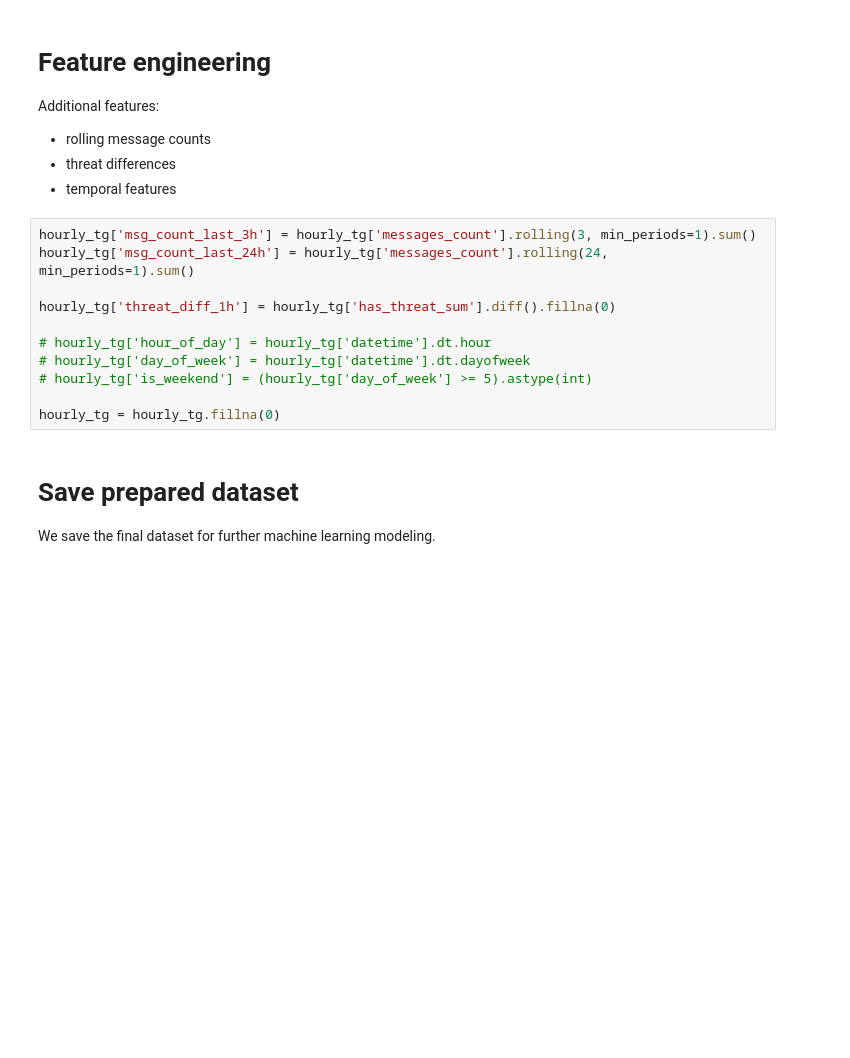
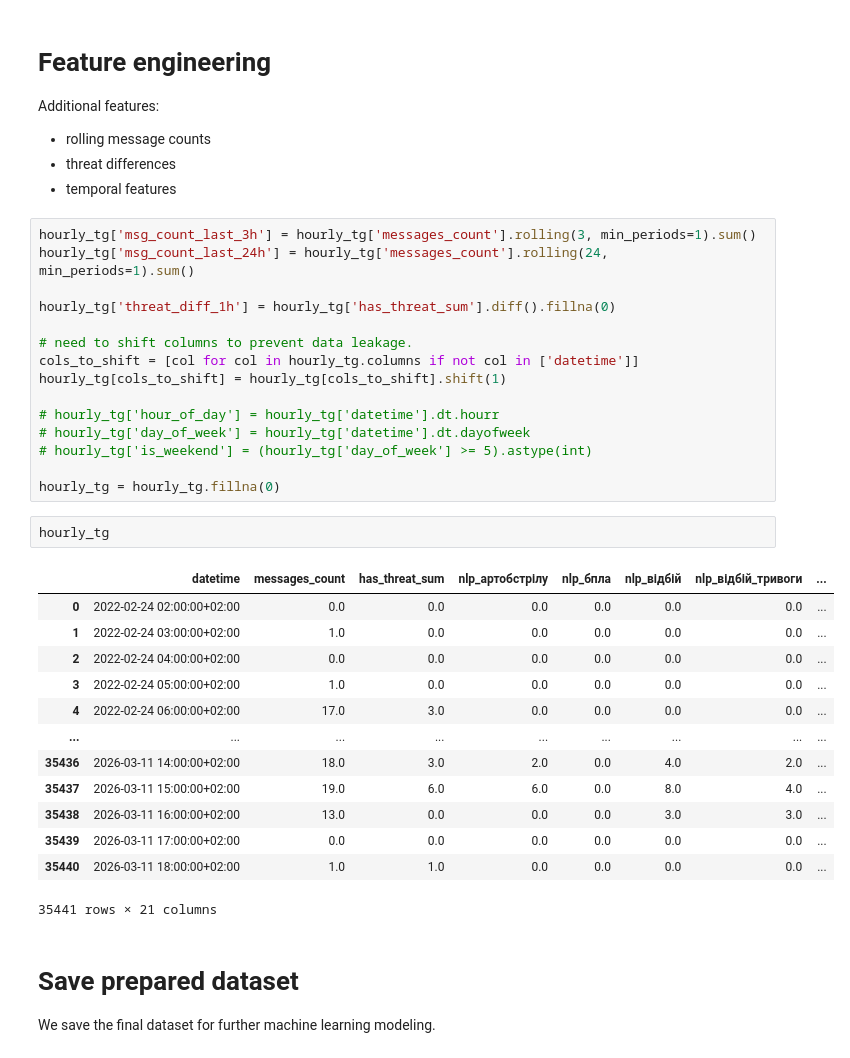
Before and after one commit to GeoChernykh/AlarmForecast, a Jupyter notebook: eda/eda_telegram.ipynb, the cells around one changed output. Cells and saved outputs as stored; diff of their text form; blank space fills up the shorter version.

```diff
--- a/eda/eda_telegram.ipynb
+++ b/eda/eda_telegram.ipynb
@@ -348,11 +348,31 @@ hourly_tg['msg_count_last_24h'] = hourly_tg['messages_count'].rolling(24, min_pe
 
 hourly_tg['threat_diff_1h'] = hourly_tg['has_threat_sum'].diff().fillna(0)
 
-# hourly_tg['hour_of_day'] = hourly_tg['datetime'].dt.hour
+# need to shift columns to prevent data leakage.
+cols_to_shift = [col for col in hourly_tg.columns if not col in ['datetime']]
+hourly_tg[cols_to_shift] = hourly_tg[cols_to_shift].shift(1)
+
+# hourly_tg['hour_of_day'] = hourly_tg['datetime'].dt.hourr
 # hourly_tg['day_of_week'] = hourly_tg['datetime'].dt.dayofweek
 # hourly_tg['is_weekend'] = (hourly_tg['day_of_week'] >= 5).astype(int)
 
 hourly_tg = hourly_tg.fillna(0)
+# %%
+hourly_tg
+# %% [output]
+|  | datetime | messages_count | has_threat_sum | nlp_артобстрілу | nlp_бпла | nlp_відбій | nlp_відбій_тривоги | ... |
+| 0 | 2022-02-24 02:00:00+02:00 | 0.0 | 0.0 | 0.0 | 0.0 | 0.0 | 0.0 | ... |
+| 1 | 2022-02-24 03:00:00+02:00 | 1.0 | 0.0 | 0.0 | 0.0 | 0.0 | 0.0 | ... |
+| 2 | 2022-02-24 04:00:00+02:00 | 0.0 | 0.0 | 0.0 | 0.0 | 0.0 | 0.0 | ... |
+| 3 | 2022-02-24 05:00:00+02:00 | 1.0 | 0.0 | 0.0 | 0.0 | 0.0 | 0.0 | ... |
+| 4 | 2022-02-24 06:00:00+02:00 | 17.0 | 3.0 | 0.0 | 0.0 | 0.0 | 0.0 | ... |
+| ... | ... | ... | ... | ... | ... | ... | ... | ... |
+| 35436 | 2026-03-11 14:00:00+02:00 | 18.0 | 3.0 | 2.0 | 0.0 | 4.0 | 2.0 | ... |
+| 35437 | 2026-03-11 15:00:00+02:00 | 19.0 | 6.0 | 6.0 | 0.0 | 8.0 | 4.0 | ... |
+| 35438 | 2026-03-11 16:00:00+02:00 | 13.0 | 0.0 | 0.0 | 0.0 | 3.0 | 3.0 | ... |
+| 35439 | 2026-03-11 17:00:00+02:00 | 0.0 | 0.0 | 0.0 | 0.0 | 0.0 | 0.0 | ... |
+| 35440 | 2026-03-11 18:00:00+02:00 | 1.0 | 1.0 | 0.0 | 0.0 | 0.0 | 0.0 | ... |
+35441 rows × 21 columns
 # %% [markdown]
 # Save prepared dataset
 
```
Also changed, not shown: parts of 1 cell of this notebook, 8 other files.
